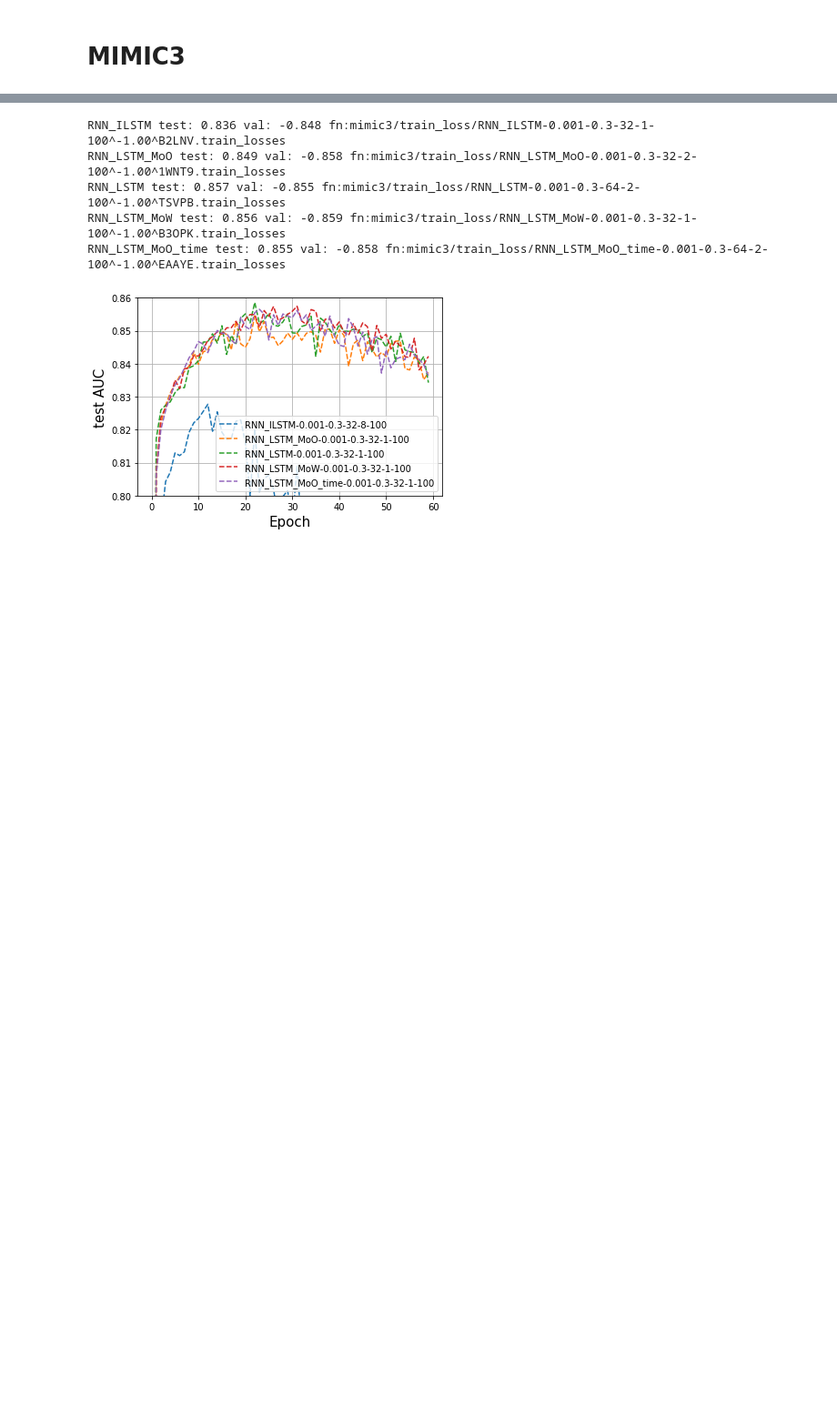
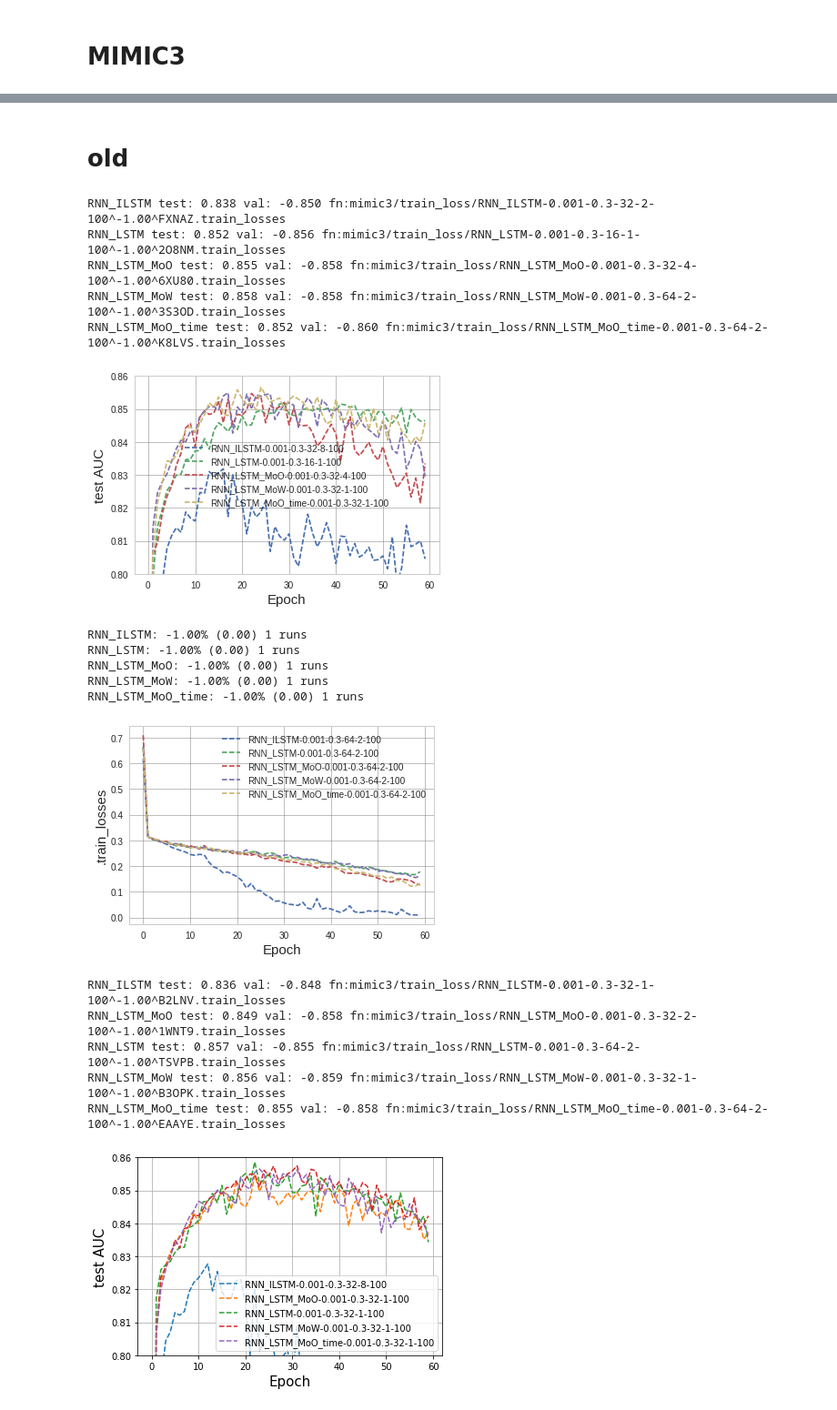
Before and after one commit to nathanwang000/sequence_fun, a Jupyter notebook: SelectivelyShareWeights_relaxedRNN.ipynb, the cells around one changed output, grey strips where cells are left out. Shown at 91% size. Saved outputs shown, nothing was run; the diff lists cells and outputs as text; code cells hidden in the pictures; blank space fills up the shorter version.

```diff
--- a/SelectivelyShareWeights_relaxedRNN.ipynb
+++ b/SelectivelyShareWeights_relaxedRNN.ipynb
@@ -28,3 +170,23 @@ torch.set_num_threads(1)
+# %% [markdown]
+# old
+# %%
+plot_best_test('mimic3/train_loss/*.train_losses', ylabel='AUC', ylim=[0.8, 0.86], q_low=25, q_high=75)
+plot_best('mimic3/train_loss/*.train_losses')
+#plot_best('mimic3/train_loss/*.train_errors')
+#plot_best('mimic3/train_loss/*.val_errors')
+# %% [output]
+RNN_ILSTM test: 0.838 val: -0.850 fn:mimic3/train_loss/RNN_ILSTM-0.001-0.3-32-2-100^-1.00^FXNAZ.train_losses
+RNN_LSTM test: 0.852 val: -0.856 fn:mimic3/train_loss/RNN_LSTM-0.001-0.3-16-1-100^-1.00^2O8NM.train_losses
+RNN_LSTM_MoO test: 0.855 val: -0.858 fn:mimic3/train_loss/RNN_LSTM_MoO-0.001-0.3-32-4-100^-1.00^6XU80.train_losses
+RNN_LSTM_MoW test: 0.858 val: -0.858 fn:mimic3/train_loss/RNN_LSTM_MoW-0.001-0.3-64-2-100^-1.00^3S3OD.train_losses
+RNN_LSTM_MoO_time test: 0.852 val: -0.860 fn:mimic3/train_loss/RNN_LSTM_MoO_time-0.001-0.3-64-2-100^-1.00^K8LVS.train_losses
+[figure, added]
+RNN_ILSTM: -1.00% (0.00) 1 runs
+RNN_LSTM: -1.00% (0.00) 1 runs
+RNN_LSTM_MoO: -1.00% (0.00) 1 runs
+RNN_LSTM_MoW: -1.00% (0.00) 1 runs
+RNN_LSTM_MoO_time: -1.00% (0.00) 1 runs
+[figure, added]
 # %%
 plot_best_test('mimic3/train_loss/*.train_losses', ylabel='AUC', ylim=[0.8, 0.86], q_low=25, q_high=75)
 plot_best('mimic3/train_loss/*.train_losses')
```
Also changed, not shown: parts of 6 cells of this notebook, 3 other files.
